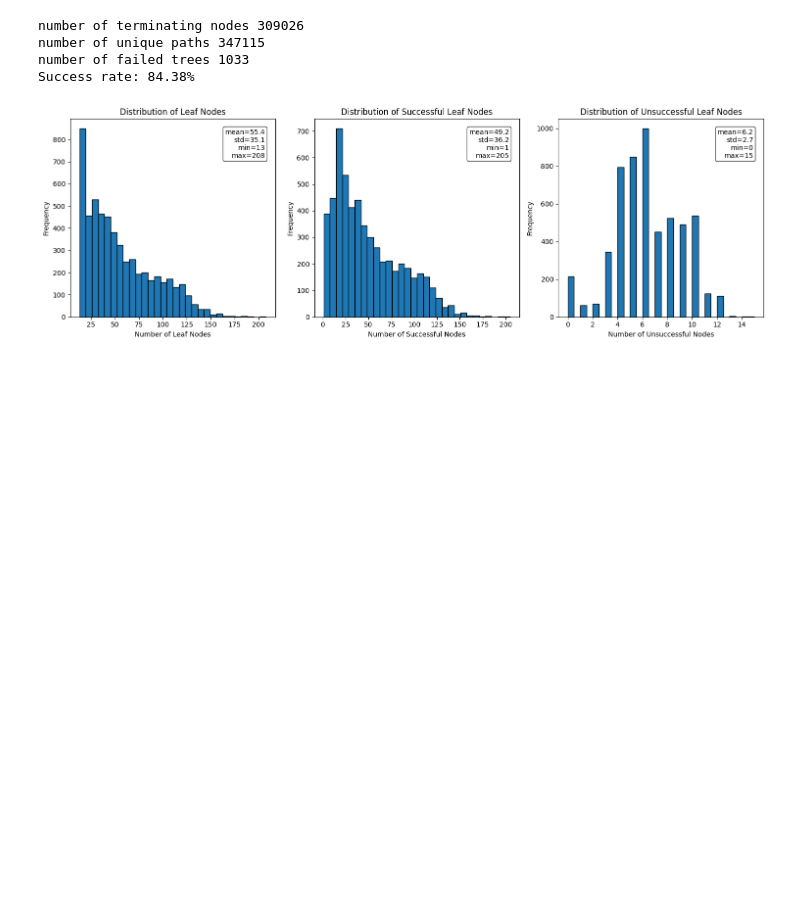
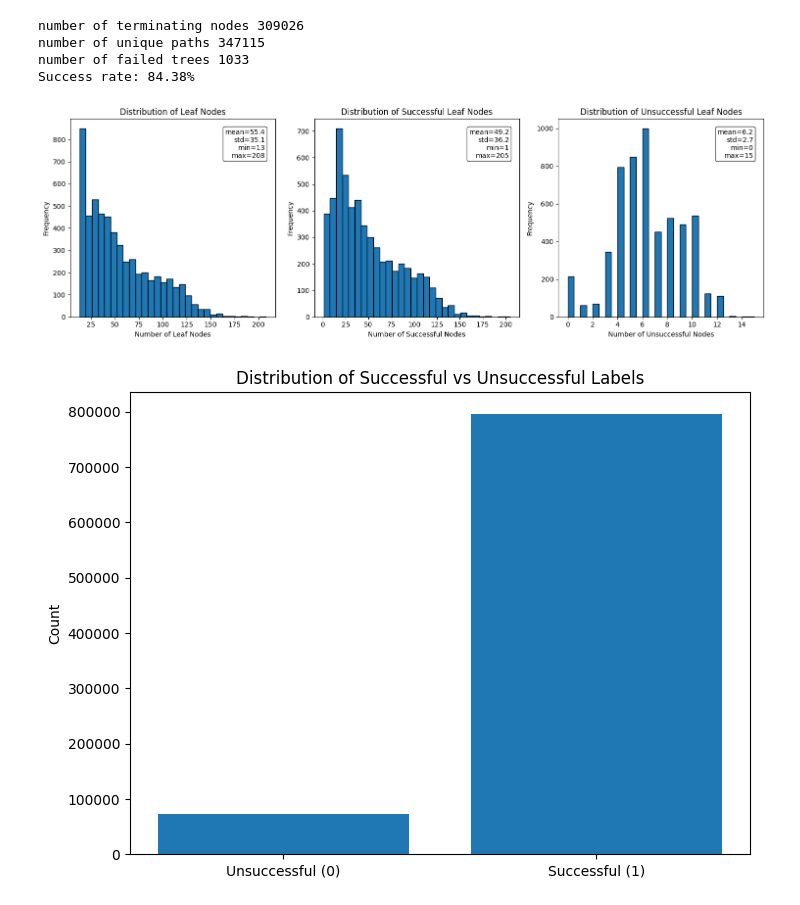
Before and after one commit to staymylove/LLMreasoning, a Jupyter notebook: visualize_tree.ipynb, the cells around one changed output. Drawn from its saved outputs; the diff is of its cells as text; code cells hidden in the pictures; blank space fills up the shorter version.

```diff
--- a/visualize_tree.ipynb
+++ b/visualize_tree.ipynb
@@ -155,3 +155,27 @@ plt.tight_layout()
 plt.show()
 # %% [output]
 [figure]
+# %%
+import json
+import matplotlib.pyplot as plt
+
+with open('/data/jianyuan/LLMreasoning/balance_training_dataset.jsonl', 'r') as f:
+    data = [json.loads(line) for line in f]
+
+
+zero_count = 0
+one_count = 0
+for d in data:
+    for l in d['label']:
+        if l == 0:
+            zero_count += 1
+        else:
+            one_count += 1
+
+plt.figure(figsize=(8, 6))
+plt.bar(['Unsuccessful (0)', 'Successful (1)'], [zero_count, one_count])
+plt.title('Distribution of Successful vs Unsuccessful Labels')
+plt.ylabel('Count')
+plt.show()
+# %% [output]
+[figure, added]
```
Also changed, not shown: parts of 4 cells of this notebook, 12 other files.
